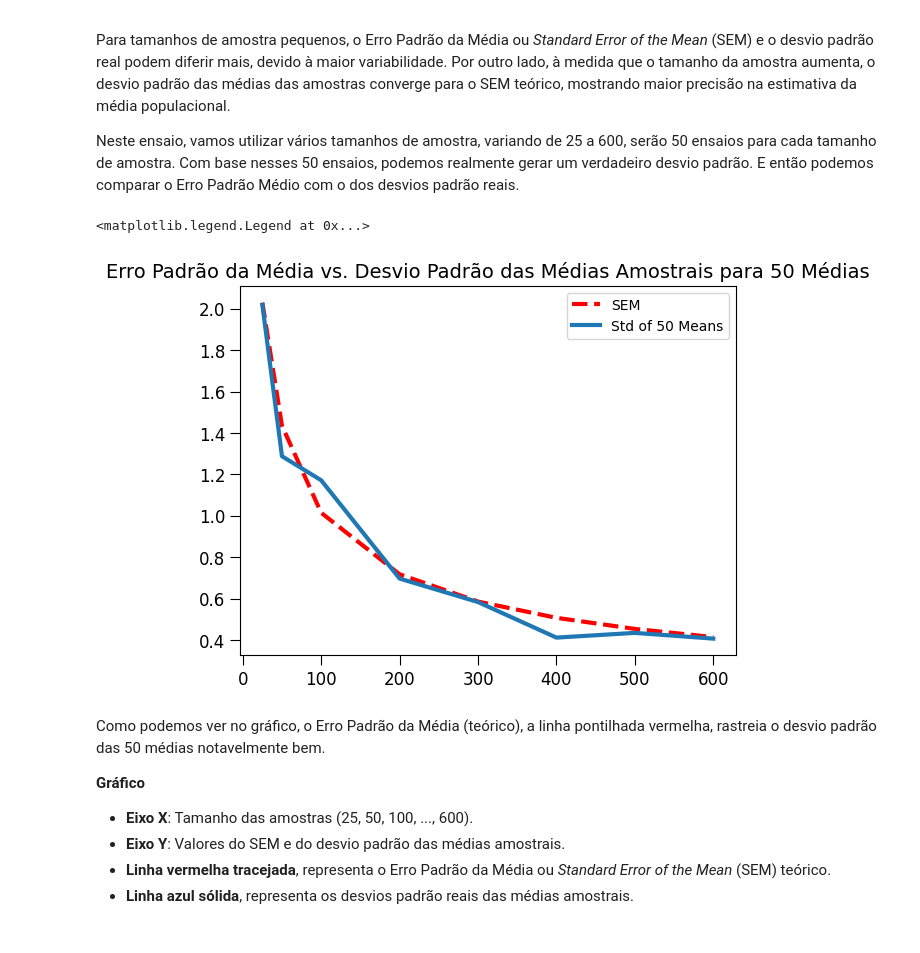
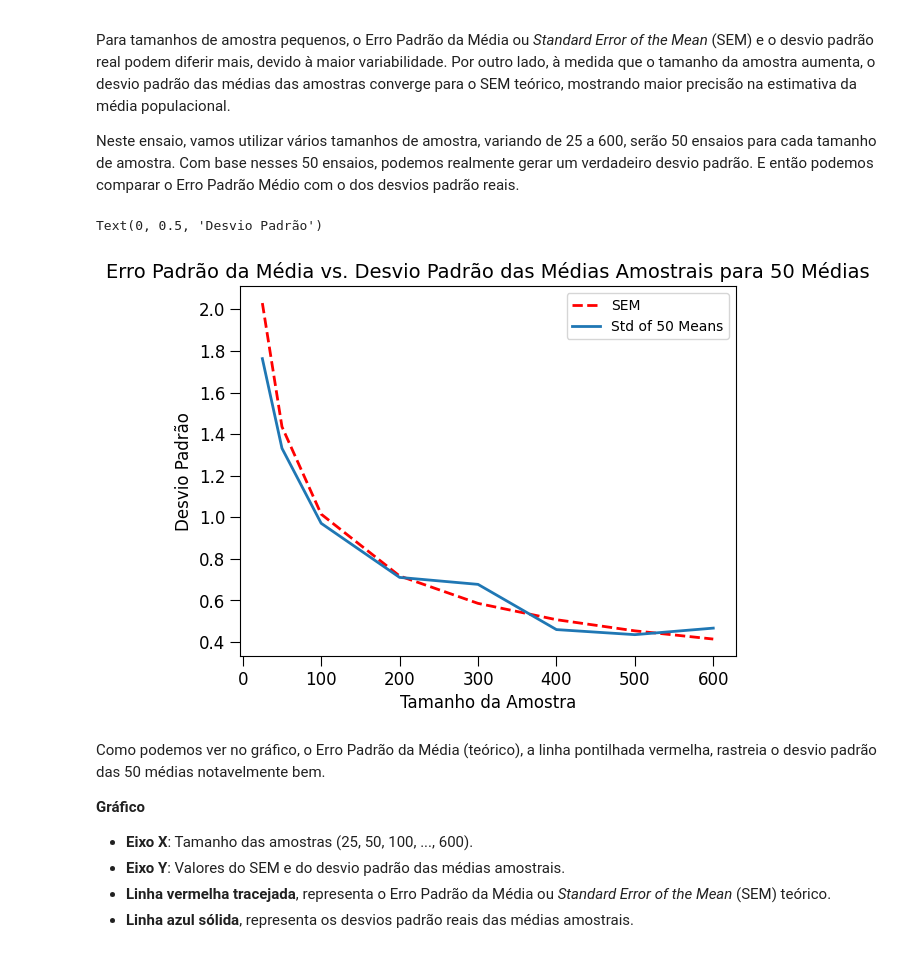
Before and after one commit to SampMark/Computational-Thinking, a Jupyter notebook: sampling_and_standard_error___temperatures_EUA.ipynb, the cells around one changed output. Cells and saved outputs as stored; diff of their text form; code cells hidden in the pictures.

```diff
--- a/sampling_and_standard_error___temperatures_EUA.ipynb
+++ b/sampling_and_standard_error___temperatures_EUA.ipynb
@@ -185,6 +192,36 @@ Para responder a essa pergunta, um experimento computacional será apresentado c
 
 O histograma a seguir mostra a distribuição das médias das amostras e a linha vertical destaca a média real da população. A distribuição das médias amostrais se aproxima de uma distribuição normal, confirmando o **Teorema do Limite Central**.
 A visualização gerada tem como intuito facilitar a análise da precisão e confiabilidade das estimativas amostrais.
+# %%
+# Configurações visuais para gráficos usando pylab
+pylab.rcParams['lines.linewidth'] = 2  # Largura das linhas nos gráficos
+pylab.rcParams['axes.titlesize'] = 14  # Tamanho da fonte dos títulos
+pylab.rcParams['axes.labelsize'] = 12  # Tamanho da fonte dos rótulos
+pylab.rcParams['xtick.labelsize'] = 12  # Tamanho da fonte nos ticks do eixo X
+pylab.rcParams['ytick.labelsize'] = 12  # Tamanho da fonte nos ticks do eixo Y
+pylab.rcParams['xtick.major.size'] = 7  # Tamanho dos ticks principais no eixo X
+pylab.rcParams['ytick.major.size'] = 7  # Tamanho dos ticks principais no eixo Y
+pylab.rcParams['lines.markersize'] = 10  # Tamanho dos marcadores nos gráficos
+pylab.rcParams['legend.numpoints'] = 1  # Número de exemplos mostrados na legenda
+
+def makeHist(data, title, xlabel, ylabel):
+    """
+    Gera e exibe um histograma com os dados fornecidos.
+
+    Parâmetros:
+    - data: Lista de valores a serem plotados.
+    - title: Título do gráfico.
+    - xlabel: Rótulo do eixo X.
+    - ylabel: Rótulo do eixo Y.
+    - bins: Número de divisões no histograma (padrão: 20).
+
+    Retorno:
+    - Nenhum. O gráfico é exibido diretamente.
+    """
+    pylab.hist(data, bins=20, edgecolor = 'black')  # Cria o histograma com os dados
+    pylab.title(title)  # Define o título
+    pylab.xlabel(xlabel)  # Define o rótulo do eixo X
+    pylab.ylabel(ylabel)  # Define o rótulo do eixo Y
 # %%
 def getMeansAndSDs(population, sample, verbose=False):
     """
@@ -266,9 +303,12 @@ print('Desvio padrão das médias amostrais =', round(numpy.std(sampleMeans), 3)
 print('Diferença máxima entre as médias da população e das amostras =', round(maxMeanDiff, 3))
 print('Diferença máxima entre os desvios padrões da população e das amostras =', round(maxSDDiff, 3))
 
+# Define numTrials antes de ser usado no loop
+numTrials = 1000  # Ajuste o número de ensaios conforme necessário
+
 # Simulação 1: Amostras aleatórias simples
 for t in range(numTrials):
-    sample = random.sample(temps, sampleSize)  # Seleciona uma amostra aleatória
+    sample = random.sample(population, sampleSize)  # Seleciona uma amostra aleatória
     sampleMean = sum(sample) / sampleSize  # Calcula a média da amostra
     se = numpy.std(sample) / sampleSize**0.5  # Calcula o erro padrão da média (SEM)
 
@@ -280,9 +320,9 @@ print('Simulação 1: fração fora do intervalo de confiança de 95% =', numBad
 # Simulação 2: Amostras consecutivas em série
 numBad = 0  # Reinicializa o contador
 for t in range(numTrials):
-    posStartingPts = range(0, len(temps) - sampleSize)  # Posições válidas para início da amostra
+    posStartingPts = range(0, len(population) - sampleSize)  # Posições válidas para início da amostra
     start = random.choice(posStartingPts)  # Escolhe um ponto inicial aleatório
-    sample = temps[start:start + sampleSize]  # Seleciona uma amostra consecutiva
+    sample = population[start:start + sampleSize]  # Seleciona uma amostra consecutiva
     sampleMean = sum(sample) / sampleSize  # Calcula a média da amostra
     se = numpy.std(sample) / sampleSize**0.5  # Calcula o erro padrão da média (SEM)
 
@@ -411,36 +451,38 @@ def sem(popSD, sampleSize):
 sampleSizes = [25, 50, 100, 200, 300, 400, 500, 600]  # Tamanhos das amostras
 numTrials = 50  # Número de experimentos por tamanho de amostra
 population = getHighs()  # Obtém os dados da população
 popSD = numpy.std(population)  # Calcula o desvio padrão da população
 
 # Listas para armazenar os resultados
 sems = []  # Lista para armazenar os erros padrão da média (SEM)
 sampleSDs = []  # Lista para armazenar os desvios padrão das médias das amostras
 
 # Iteração pelos diferentes tamanhos de amostra
 for size in sampleSizes:
     # Calcula o SEM teórico para o tamanho da amostra
     sems.append(sem(popSD, size))
 
     # Inicializa a lista para armazenar as médias amostrais
     means = []
 
     # Realiza experimentos para calcular médias amostrais
     for t in range(numTrials):
         sample = random.sample(population, size)  # Seleciona uma amostra aleatória
         means.append(sum(sample) / len(sample))  # Calcula a média da amostra
 
     # Calcula o desvio padrão das médias amostrais e armazena
     sampleSDs.append(numpy.std(means))
 
 # Geração do gráfico
 pylab.plot(sampleSizes, sems, 'r--', label='SEM')  # Plota o SEM teórico
 pylab.plot(sampleSizes, sampleSDs, label='Std of 50 Means')  # Plota os desvios padrão reais
 pylab.title('Erro Padrão da Média vs. Desvio Padrão das Médias Amostrais para 50 Médias')
-pylab.legend()
+pylab.legend(loc='best')  # Localiza a legenda automaticamente
+pylab.xlabel('Tamanho da Amostra')
+pylab.ylabel('Desvio Padrão')
 # %% [output]
-<matplotlib.legend.Legend at 0x...>
+Text(0, 0.5, 'Desvio Padrão')
-[figure, old version]
+[figure, new version]
 # %% [markdown]
 Como podemos ver no gráfico, o Erro Padrão da Média (teórico), a linha pontilhada vermelha, rastreia o desvio padrão das 50 médias notavelmente bem.
 
```
Also changed, not shown: parts of 28 cells of this notebook.
